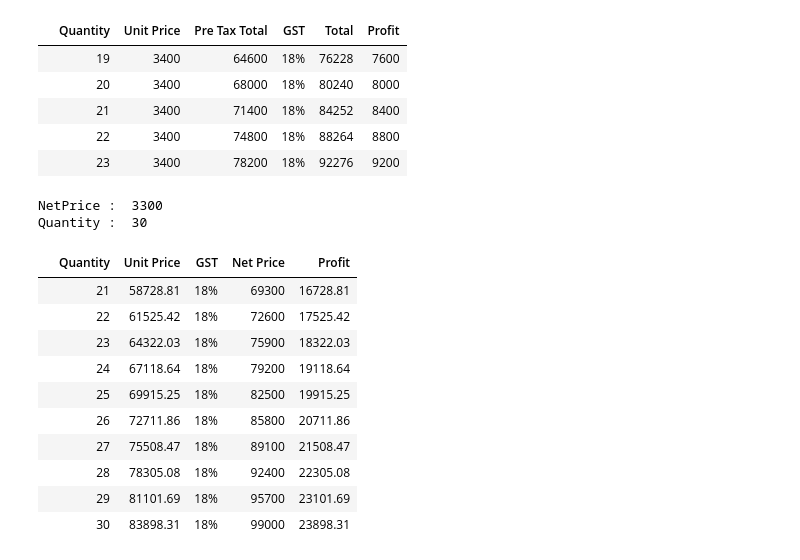
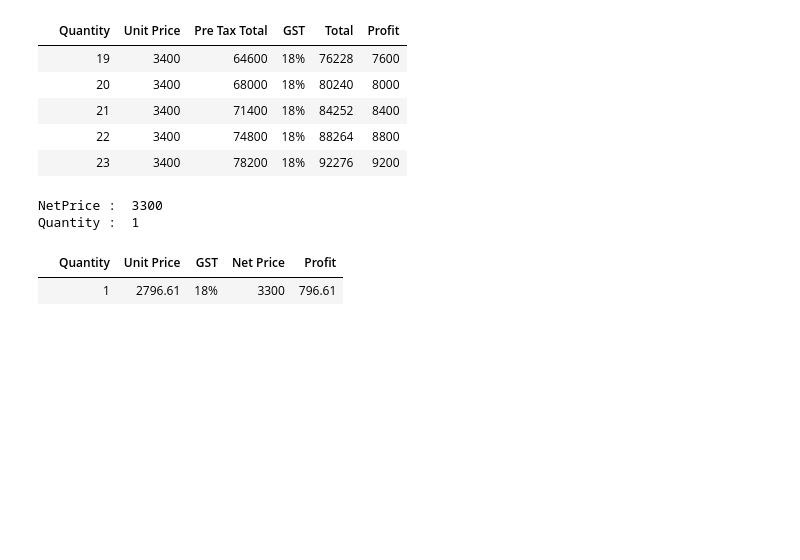
Before and after one commit to nandi691/MiniProjects, a Jupyter notebook: GPS_GST/GPS_GST.ipynb, the cells around one changed output. Cells and saved outputs as stored; diff of their text form; code cells hidden in the pictures; blank space fills up the shorter version.

```diff
--- a/GPS_GST/GPS_GST.ipynb
+++ b/GPS_GST/GPS_GST.ipynb
@@ -75,21 +75,12 @@ def GetTotalAmountWithGST(netPrice,qty=1):
 
     return gst_df
 # %%
-my_df = GetTotalAmountWithGST(3300,30)
+my_df = GetTotalAmountWithGST(3300)
 blankIndex=[''] * len(my_df)
 my_df.index=blankIndex
 my_df.tail(10)
 # %% [output]
 NetPrice :  3300
-Quantity :  30
+Quantity :  1
 |  | Quantity | Unit Price | GST | Net Price | Profit |
-|  | 21 | 58728.81 | 18% | 69300 | 16728.81 |
-|  | 22 | 61525.42 | 18% | 72600 | 17525.42 |
-|  | 23 | 64322.03 | 18% | 75900 | 18322.03 |
-|  | 24 | 67118.64 | 18% | 79200 | 19118.64 |
-|  | 25 | 69915.25 | 18% | 82500 | 19915.25 |
-|  | 26 | 72711.86 | 18% | 85800 | 20711.86 |
-|  | 27 | 75508.47 | 18% | 89100 | 21508.47 |
-|  | 28 | 78305.08 | 18% | 92400 | 22305.08 |
-|  | 29 | 81101.69 | 18% | 95700 | 23101.69 |
-|  | 30 | 83898.31 | 18% | 99000 | 23898.31 |
+|  | 1 | 2796.61 | 18% | 3300 | 796.61 |
```
Also changed, not shown: 1 other file.
